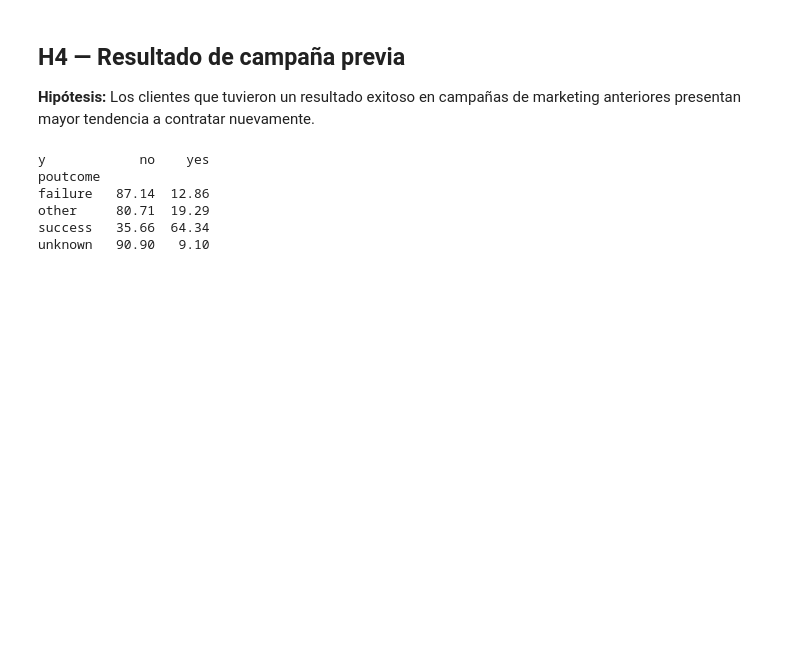
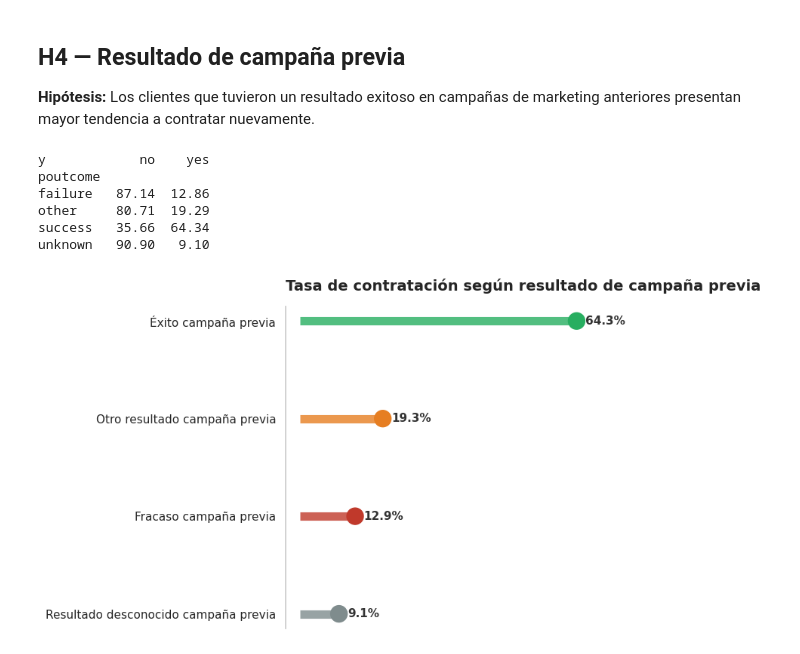
Before and after one commit to F-Boivin/ProyectoDSParteI-Boivin, a Jupyter notebook: ProyectoDSParte1_Felipe_Boivin.ipynb, the cells around one changed output. Saved outputs shown, nothing was run; the diff lists cells and outputs as text; code cells hidden in the pictures; blank space fills up the shorter version.

```diff
--- a/ProyectoDSParte1_Felipe_Boivin.ipynb
+++ b/ProyectoDSParte1_Felipe_Boivin.ipynb
@@ -356,3 +356,48 @@ failure   87.14  12.86
 other     80.71  19.29
 success   35.66  64.34
 unknown   90.90   9.10
+# %%
+# 1. Ordenar datos de menor a mayor
+tasa_yes_pout_sorted = tasa_yes_pout.sort_values(ascending=True)
+
+fig, ax = plt.subplots(figsize=(8, 5))
+
+# 2. Definir colores
+colores_dict = {'success': '#27ae60', 'other': '#e67e22', 'failure': '#c0392b', 'unknown': '#7f8c8d'}
+colores = [colores_dict[x] for x in tasa_yes_pout_sorted.index]
+
+# 3. Palito
+ax.hlines(y=range(len(tasa_yes_pout_sorted)), xmin=0, xmax=tasa_yes_pout_sorted.values,
+          color=colores, linewidth=8, alpha=0.8)
+
+# 4. Caramelo
+ax.scatter(tasa_yes_pout_sorted.values, range(len(tasa_yes_pout_sorted)),
+           color=colores, s=250, zorder=3)
+
+# 5. Etiquetas eje Y
+nombres_es = {'success': 'Éxito campaña previa', 'other': 'Otro resultado campaña previa', 'failure': 'Fracaso campaña previa', 'unknown': 'Resultado desconocido campaña previa'}
+ax.set_yticks(range(len(tasa_yes_pout_sorted)))
+ax.set_yticklabels([nombres_es.get(x, x) for x in tasa_yes_pout_sorted.index], fontsize=11)
+
+# 6. Etiquetas de datos
+for i, val in enumerate(tasa_yes_pout_sorted.values):
+    ax.text(val + 2, i, f'{val:.1f}%', va='center',
+            fontsize=11, fontweight='bold', color='#333333')
+
+# 7. Limpieza visual
+ax.spines['top'].set_visible(False)
+ax.spines['right'].set_visible(False)
+ax.spines['bottom'].set_visible(False) # Quitamos la línea de abajo
+ax.spines['left'].set_color('#cccccc')
+
+# Ocultar eje x
+ax.set_xticks([])
+
+# Títulos
+plt.title('Tasa de contratación según resultado de campaña previa',
+          fontsize=14, fontweight='bold', loc='left', pad=15)
+
+plt.tight_layout()
+plt.show()
+# %% [output]
+[figure, added]
```
Also changed, not shown: parts of 7 cells of this notebook.
